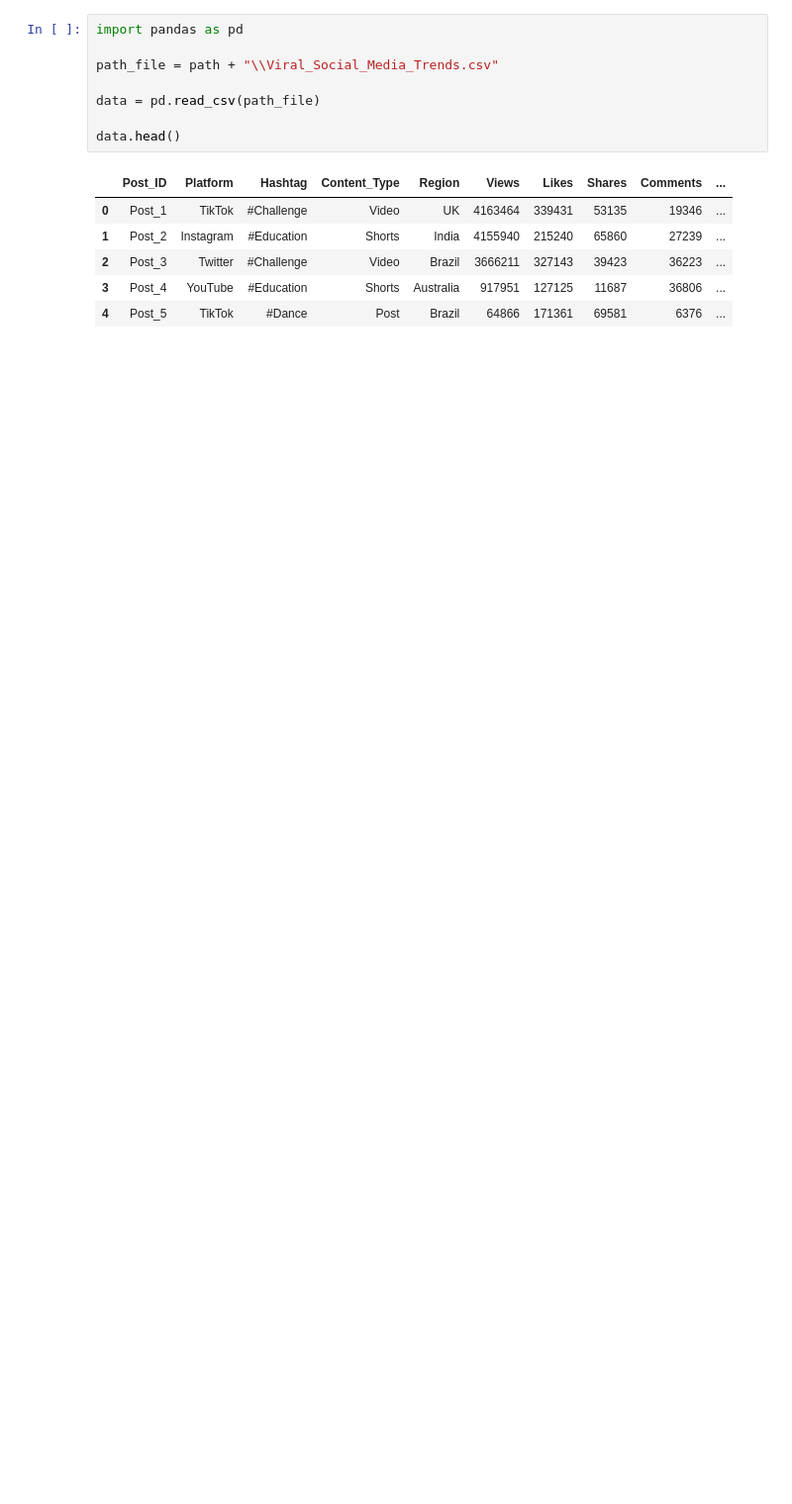
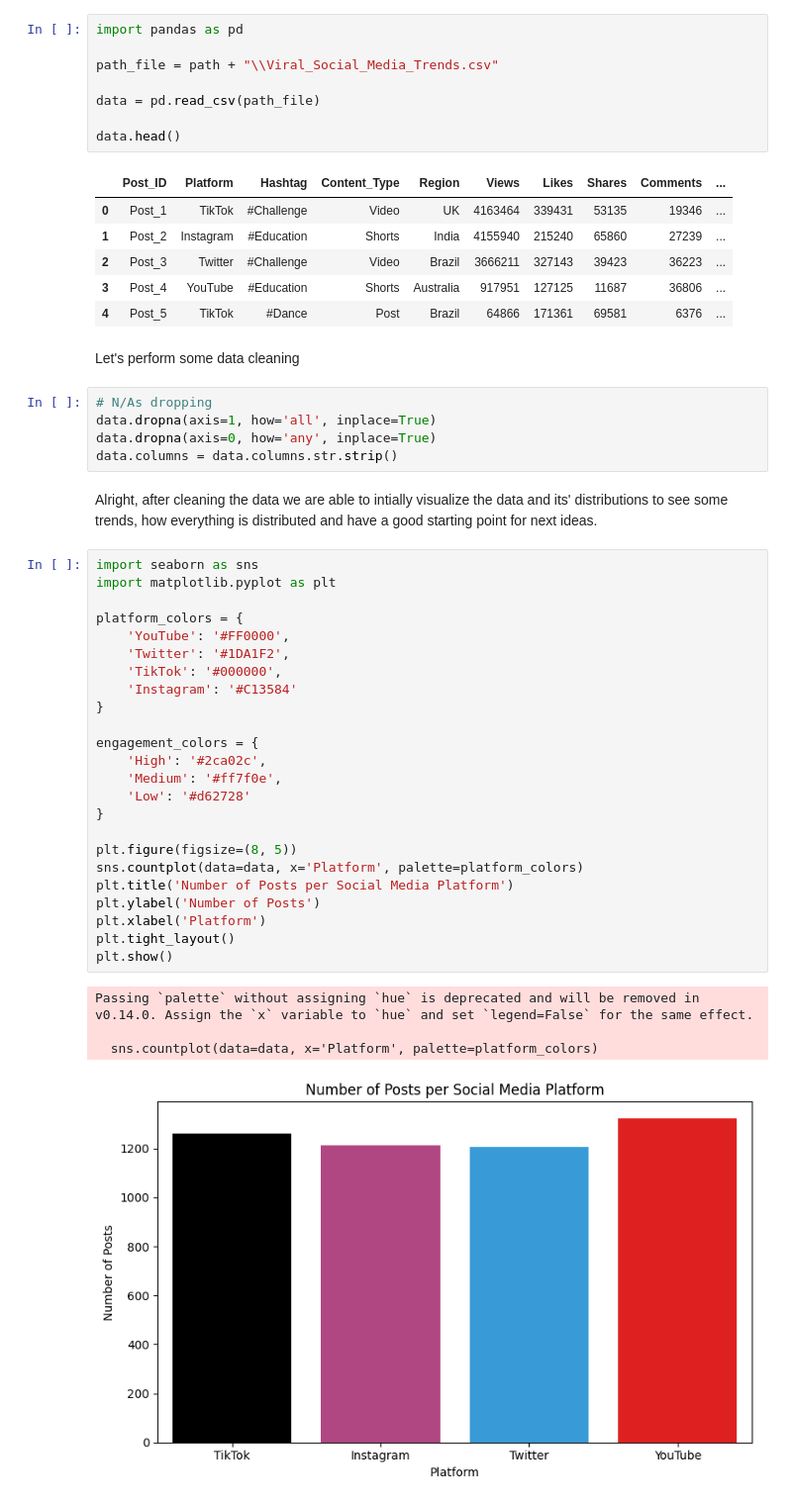
Before and after one commit to kizerek321/dataMiningProject, a Jupyter notebook: notebook.ipynb, the cells around one changed output. Shown at 99% size. Cells and saved outputs as stored; diff of their text form; blank space fills up the shorter version.

Commit message:
data cleaning, initial analysis of distributions

```diff
--- a/notebook.ipynb
+++ b/notebook.ipynb
@@ -36,3 +34,41 @@ data.head()
 | 2 | Post_3 | Twitter | #Challenge | Video | Brazil | 3666211 | 327143 | 39423 | 36223 | ... |
 | 3 | Post_4 | YouTube | #Education | Shorts | Australia | 917951 | 127125 | 11687 | 36806 | ... |
 | 4 | Post_5 | TikTok | #Dance | Post | Brazil | 64866 | 171361 | 69581 | 6376 | ... |
+# %% [markdown]
+Let's perform some data cleaning
+# %%
+# N/As dropping
+data.dropna(axis=1, how='all', inplace=True)
+data.dropna(axis=0, how='any', inplace=True)
+data.columns = data.columns.str.strip()
+# %% [markdown]
+Alright, after cleaning the data we are able to intially visualize the data and its' distributions to see some trends, how everything is distributed and have a good starting point for next ideas.
+# %%
+import seaborn as sns
+import matplotlib.pyplot as plt
+
+platform_colors = {
+    'YouTube': '#FF0000',
+    'Twitter': '#1DA1F2',
+    'TikTok': '#000000',
+    'Instagram': '#C13584'
+}
+
+engagement_colors = {
+    'High': '#2ca02c',
+    'Medium': '#ff7f0e',
+    'Low': '#d62728'
+}
+
+plt.figure(figsize=(8, 5))
+sns.countplot(data=data, x='Platform', palette=platform_colors)
+plt.title('Number of Posts per Social Media Platform')
+plt.ylabel('Number of Posts')
+plt.xlabel('Platform')
+plt.tight_layout()
+plt.show()
+# %% [output]
+Passing `palette` without assigning `hue` is deprecated and will be removed in v0.14.0. Assign the `x` variable to `hue` and set `legend=False` for the same effect.
+
+  sns.countplot(data=data, x='Platform', palette=platform_colors)
+[figure, added]
```
Also changed, not shown: parts of 5 cells of this notebook.
